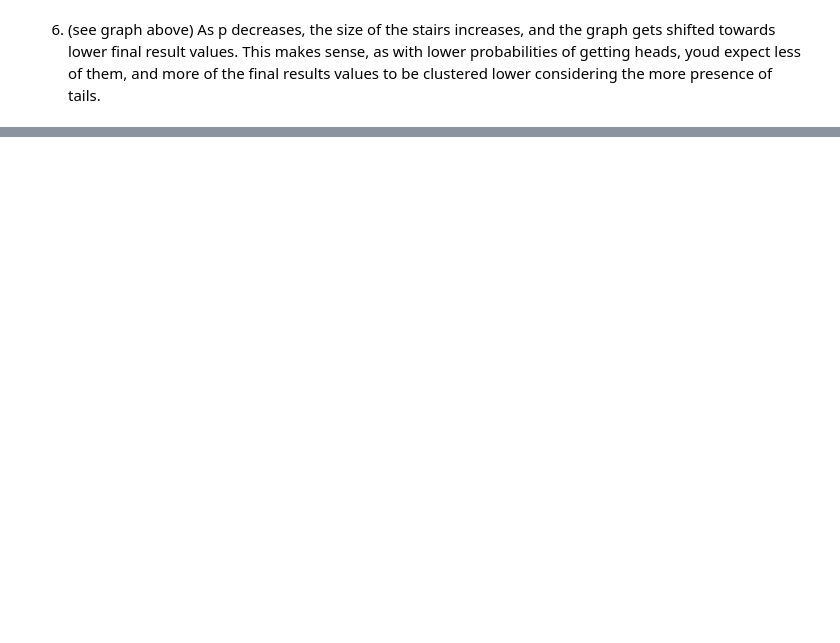
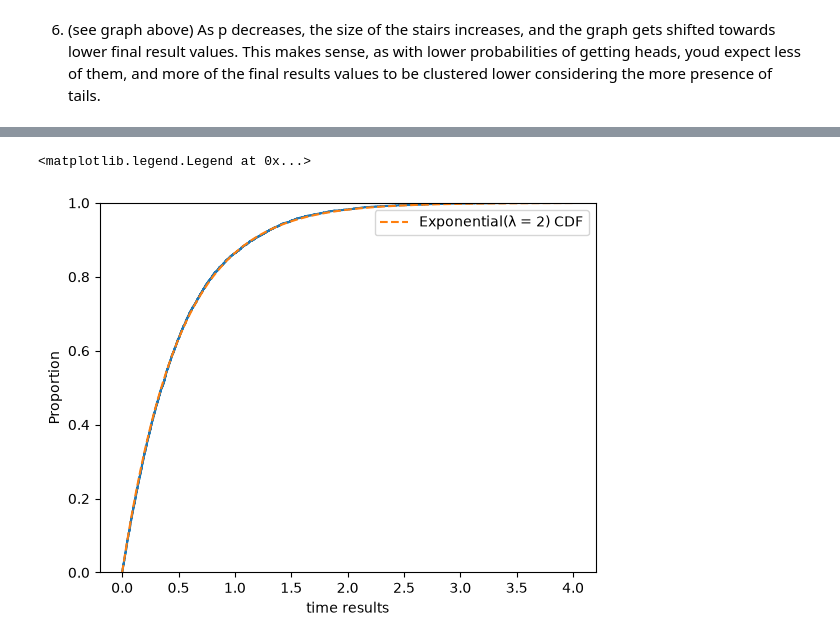
Before and after one commit to ehoerdemann17/DS5030_Labs_EJH, a Jupyter notebook: Lab4/lab_04.ipynb, the cells around one changed output, grey strips where cells are left out. Drawn from its saved outputs; the diff is of its cells as text; code cells hidden in the pictures; blank space fills up the shorter version.

```diff
--- a/Lab4/lab_04.ipynb
+++ b/Lab4/lab_04.ipynb
@@ -287,0 +298,41 @@ Text(0.5, 0, 'final results')
+# %%
+# 1, 2.
+
+r = 2
+dt = 0.01
+
+period = 1
+while rng.random() > (r*dt):
+    period +=1
+
+termination_period = period
+time = termination_period * dt
+# %%
+# 3.
+
+r = 2
+dt = 1e-3
+b = 5000
+
+time_results = []
+
+for i in range(b):
+    period = 1
+    while rng.random() > (r*dt):
+        period +=1
+
+    termination_period = period
+    time = termination_period * dt
+    time_results.append(time)
+
+# ECDF
+sns.ecdfplot(x=time_results) # Used Claude Opus 5.5 for this... I was unsure about the parameters. To use the data that we placed in the results array, I was unsure
+# as to whether I needed the data= or x= param
+plt.xlabel("time results")
+
+x = np.linspace(0, 4, 200) # Used Claude Opus 5.5 for this, as I was not sure of the syntax for how to plot the exponential CDF on top of the ECDF
+plt.plot(x, stats.expon.cdf(x, scale=1/r), "--", label=f"Exponential(λ = {r}) CDF")
+plt.legend()
+# %% [output]
+<matplotlib.legend.Legend at 0x...>
+[figure, added]
```
Also changed, not shown: parts of 13 cells of this notebook.
